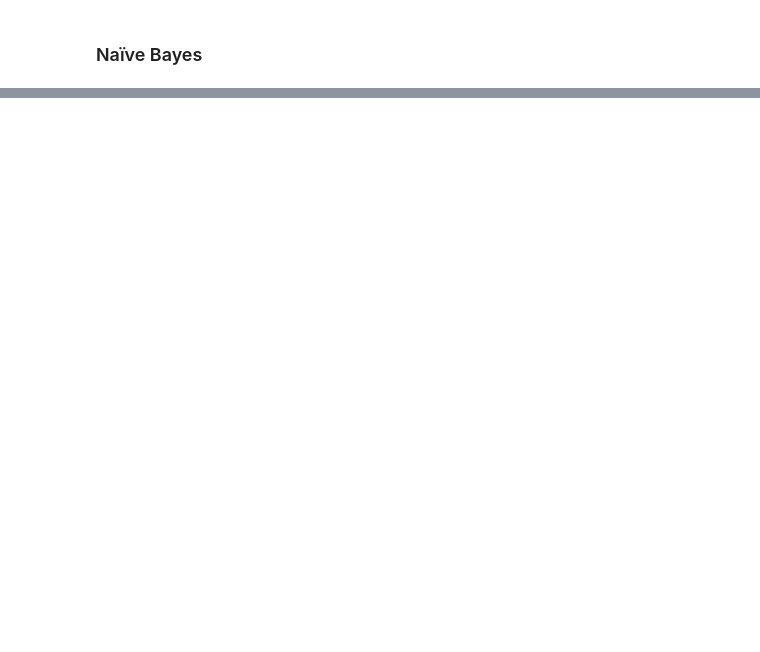
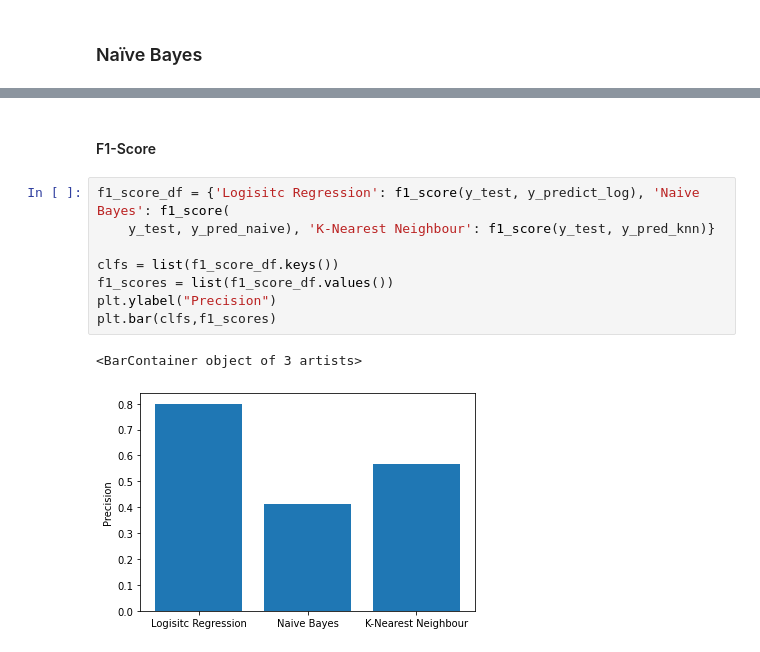
Before and after one commit to MMostafa-Hub/COVID-19-Outcome-Prediction, a Jupyter notebook: COVID-19 Outcome Prediction.ipynb, the cells around one changed output, grey strips where cells are left out. Saved outputs shown, nothing was run; the diff lists cells and outputs as text; blank space fills up the shorter version.

```diff
--- a/COVID-19 Outcome Prediction.ipynb
+++ b/COVID-19 Outcome Prediction.ipynb
@@ -201,0 +212,13 @@ NotFittedError: This LogisticRegression instance is not fitted yet. Call 'fit' w
+# %% [markdown]
+#### F1-Score
+# %%
+f1_score_df = {'Logisitc Regression': f1_score(y_test, y_predict_log), 'Naive Bayes': f1_score(
+    y_test, y_pred_naive), 'K-Nearest Neighbour': f1_score(y_test, y_pred_knn)}
+
+clfs = list(f1_score_df.keys())
+f1_scores = list(f1_score_df.values())
+plt.ylabel("Precision")
+plt.bar(clfs,f1_scores)
+# %% [output]
+<BarContainer object of 3 artists>
+[figure, added]
```
Also changed, not shown: parts of 13 cells of this notebook.
